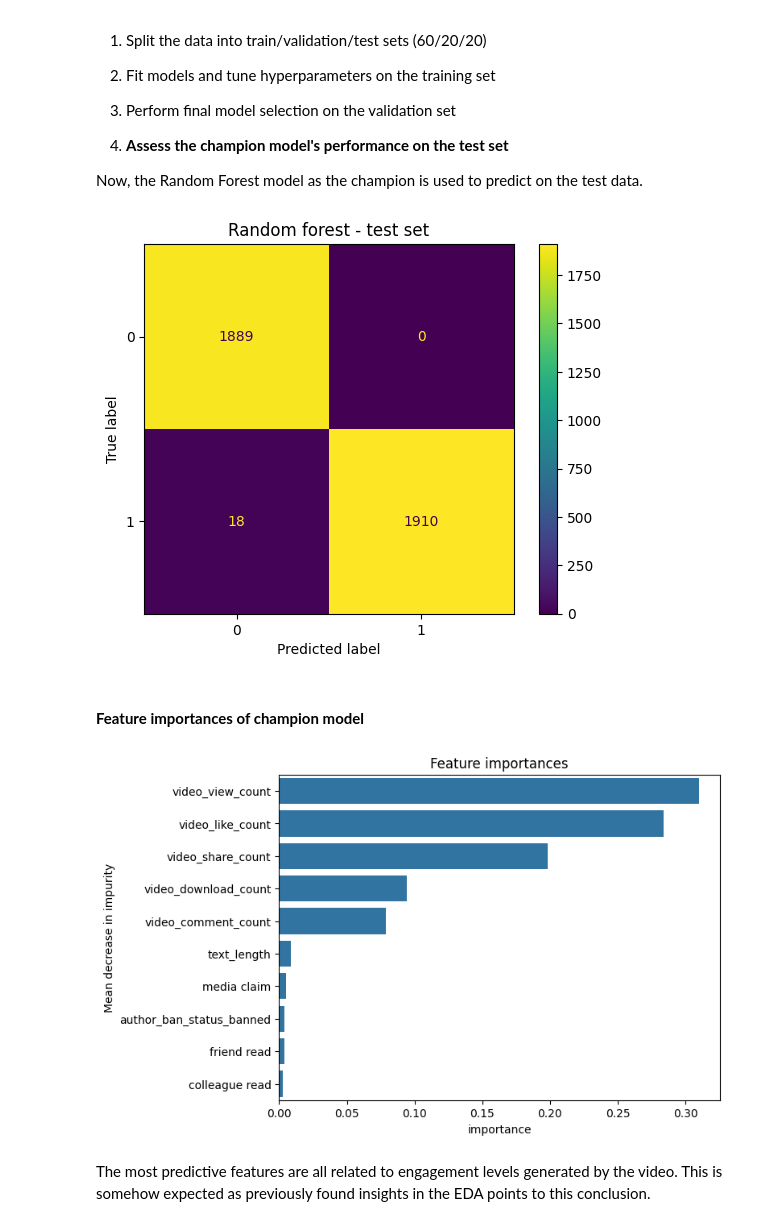
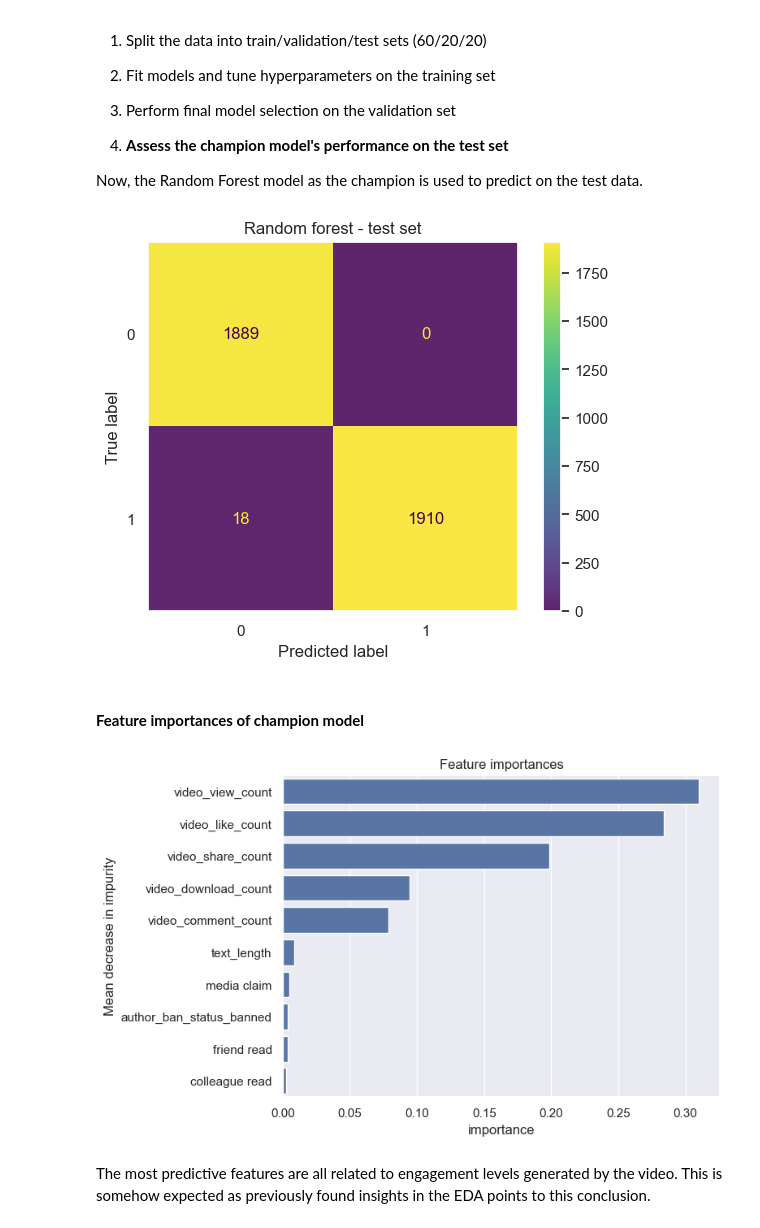
Before and after one commit to davidzg/TikTok_Claims_Classification, a Jupyter notebook: 02_Machine_Learning_Classifier_vectorized.ipynb, the cells around one changed output. Drawn from its saved outputs; the diff is of its cells as text; code cells hidden in the pictures.

```diff
--- a/02_Machine_Learning_Classifier_vectorized.ipynb
+++ b/02_Machine_Learning_Classifier_vectorized.ipynb
@@ -26,6 +26,7 @@ from sklearn.feature_extraction.text import CountVectorizer
 # Import packages for data visualization
 import matplotlib.pyplot as plt
 import seaborn as sns
+sns.set_theme(context='notebook')
 
 # Import packages for data modeling
 from sklearn.model_selection import train_test_split, GridSearchCV
@@ -458,18 +461,22 @@ y_pred = rf_cv.best_estimator_.predict(X_test_final)
 # %%
 # Compute values for confusion matrix
 rf_cm = confusion_matrix(y_test, y_pred)
 
 # Create display of confusion matrix
 rf_ax = ConfusionMatrixDisplay(confusion_matrix=rf_cm, display_labels=None)
 
 # Plot confusion matrix
-rf_ax.plot()
+rf_ax.plot(
+    #cmap='Blues',
+    im_kw={'alpha': 0.85}
+)
 
 # Display plot
 plt.title('Random forest - test set');
+plt.grid(False)
 plt.show()
 # %% [output]
-[figure, old version]
+[figure, new version]
 # %% [markdown]
 #### **Feature importances of champion model**
 # %%
@@ -483,7 +490,7 @@ df_rf = df_rf.sort_values('importance', ascending=False)
 df_h = df_rf.head(10)
 ax = sns.barplot(x=df_h.importance,y= df_h.index)
 # %% [output]
-[figure, old version]
+[figure, new version]
 # %% [markdown]
 The most predictive features are all related to engagement levels generated by the video. This is somehow expected as previously found insights in the EDA points to this conclusion.
 # %% [markdown]
```
Also changed, not shown: parts of 5 cells of this notebook, 5 other files.
